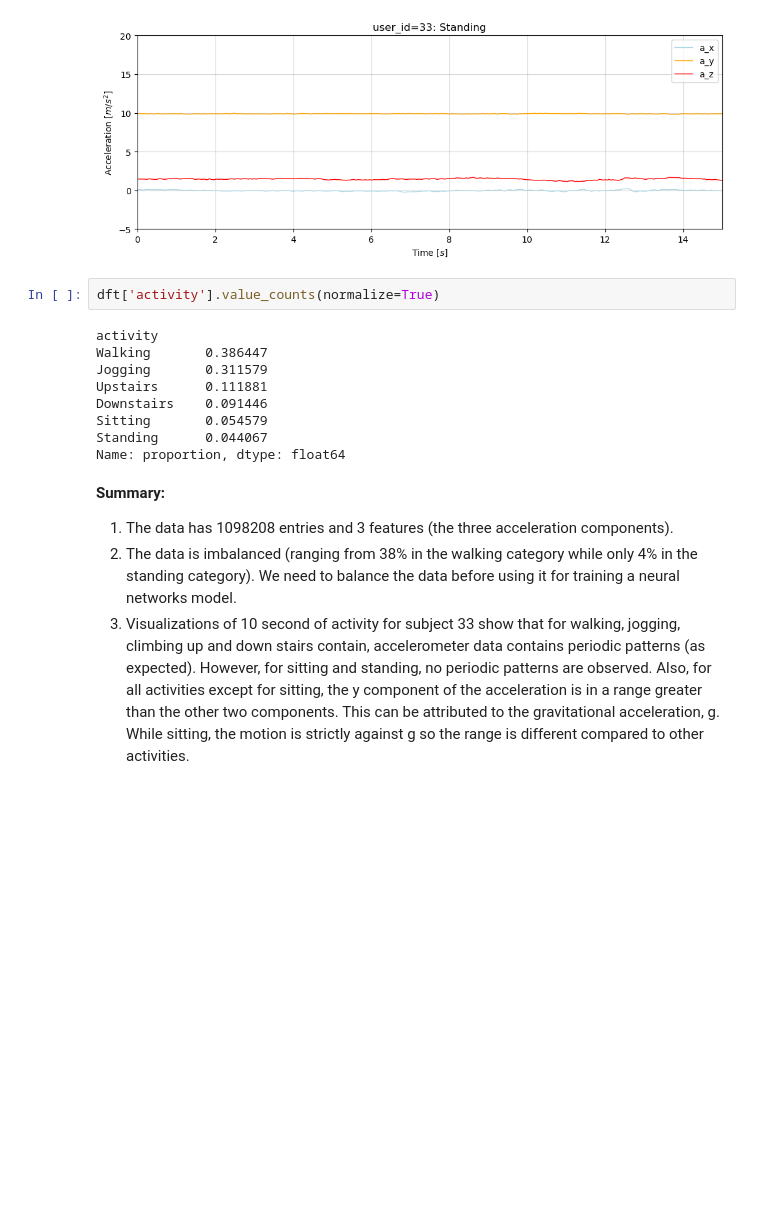
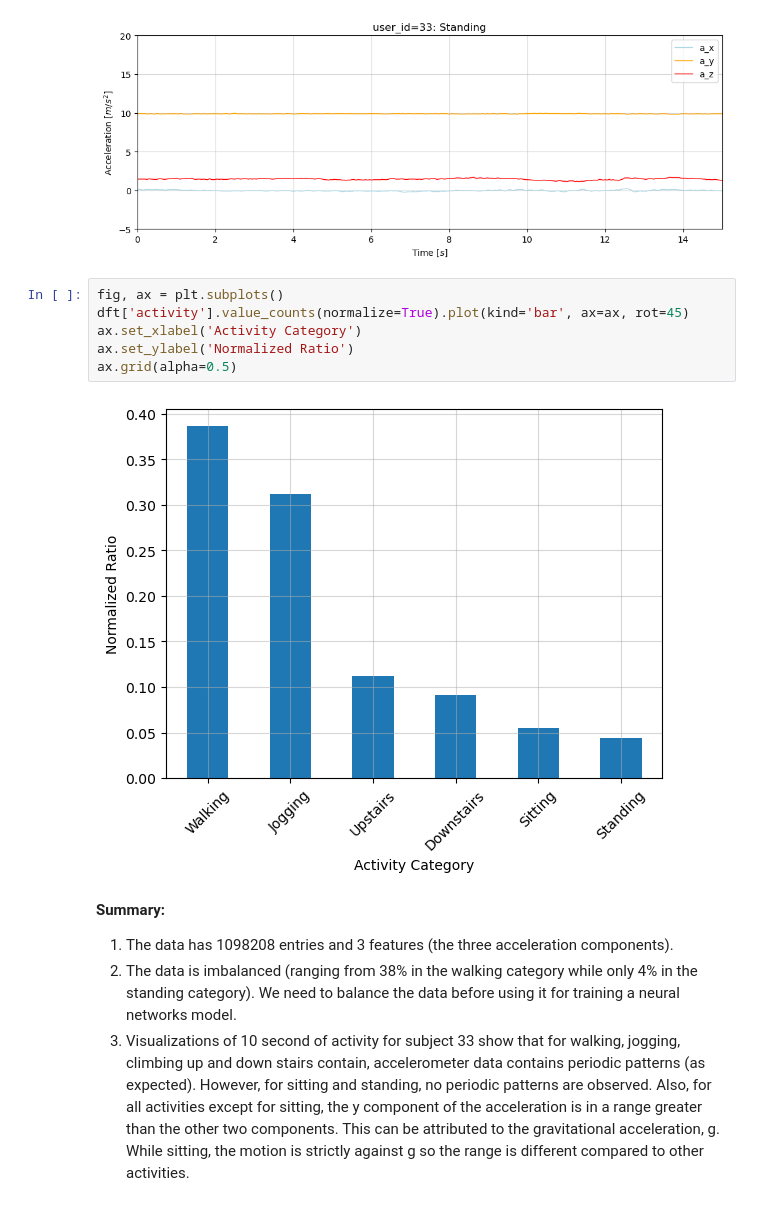
Before and after one commit to setare92-ha/activity_recognition_project, a Jupyter notebook: main.ipynb, the cells around one changed output. Drawn from its saved outputs; the diff is of its cells as text; blank space fills up the shorter version.

```diff
--- a/main.ipynb
+++ b/main.ipynb
@@ -275,16 +294,13 @@ for activity in dft['activity'].value_counts().index:
 [figure]
 [figure]
 # %%
-dft['activity'].value_counts(normalize=True)
+fig, ax = plt.subplots()
+dft['activity'].value_counts(normalize=True).plot(kind='bar', ax=ax, rot=45)
+ax.set_xlabel('Activity Category')
+ax.set_ylabel('Normalized Ratio')
+ax.grid(alpha=0.5)
 # %% [output]
-activity
-Walking       0.386447
-Jogging       0.311579
-Upstairs      0.111881
-Downstairs    0.091446
-Sitting       0.054579
-Standing      0.044067
-Name: proportion, dtype: float64
+[figure, added]
 # %% [markdown]
 **Summary:**
 1. The data has 1098208 entries and 3 features (the three acceleration components).
```
Also changed, not shown: parts of 44 cells of this notebook.
